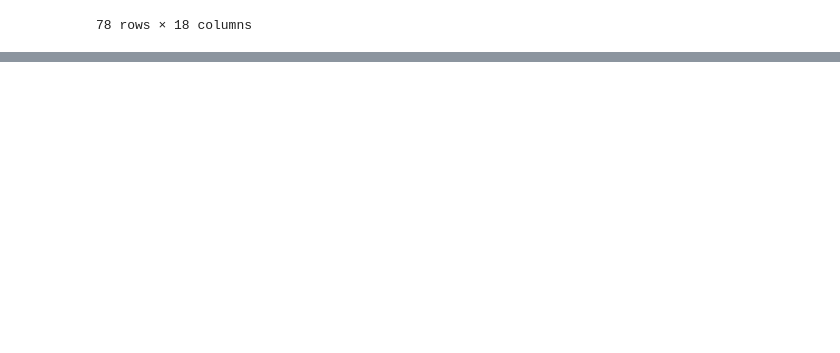
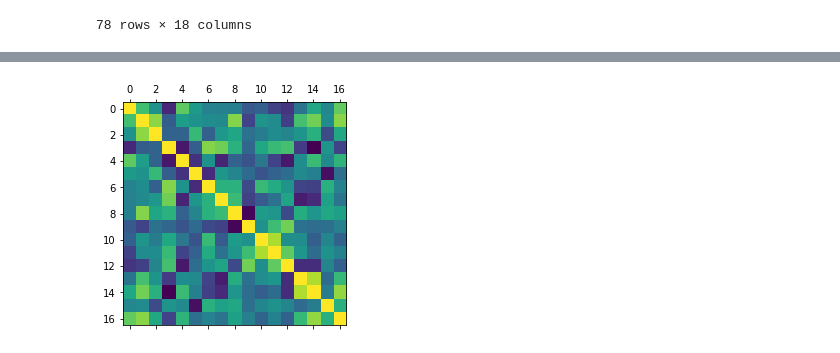
Before and after one commit to mx60s/HUBBS-Lab, a Jupyter notebook: Correlations.ipynb, the cells around one changed output, grey strips where cells are left out. Saved outputs shown, nothing was run; the diff lists cells and outputs as text; code cells hidden in the pictures; blank space fills up the shorter version.

```diff
--- a/Correlations.ipynb
+++ b/Correlations.ipynb
@@ -98,0 +194,24 @@ Namespaces are one honking great idea -- let's do more of those!
+# %%
+e4_var = training_changes.rename(columns=lambda x: x.replace("Slope", "Var"), inplace=False)
+
+def calc_var():
+    for i in range(e4_var.shape[0]):
+        for j in range(1,9):
+            var_list = []
+            final = 8
+            for k in range(final):
+                #print(k + (8*i), j + 1)
+                if k + (8*i) >= e4_data_results.shape[0]:
+                    return
+                var_list.append(e4_data_results.iat[k + (8*i), j + 1])
+            e4_var.iat[i,j] = np.var(var_list)
+    return
+
+calc_var()
+
+plt.matshow(e4_var.corr())
+plt.show()
+e4_var.corr()
+#e4_var
+# %% [output]
+[figure, added]
```
Also changed, not shown: parts of 8 cells of this notebook, 1 other file.
